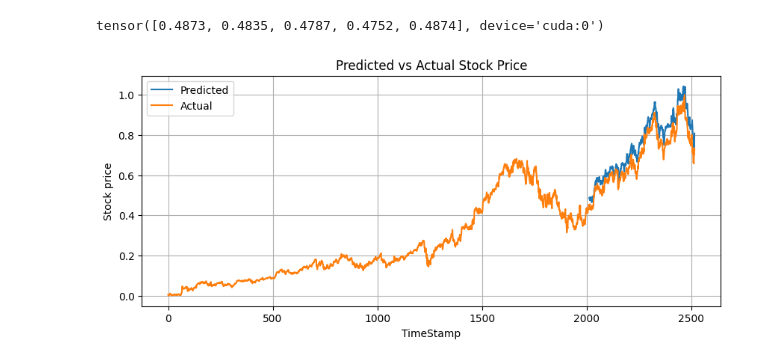
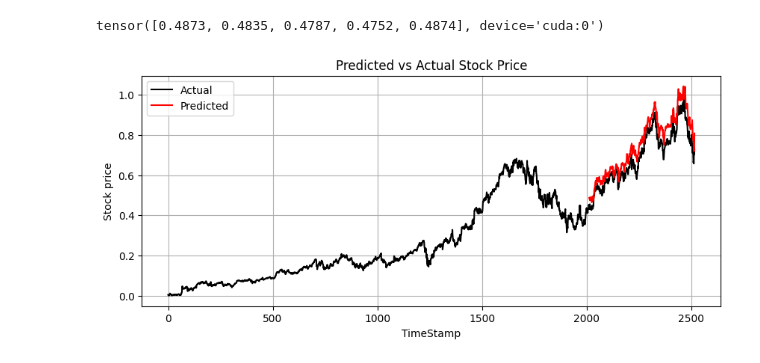
Before and after one commit to ansshhhhhh/Google-Stock-Price-Prediction, a Jupyter notebook: code.ipynb, the cells around one changed output. Drawn from its saved outputs; the diff is of its cells as text; code cells hidden in the pictures.

```diff
--- a/code.ipynb
+++ b/code.ipynb
@@ -356,11 +356,11 @@ tensor([0.4873, 0.4835, 0.4787, 0.4752, 0.4874], device='cuda:0')
 # %%
 plt.figure(figsize = (10, 4))
 plt.title('Predicted vs Actual Stock Price')
-plt.plot(range(data.shape[0] - pred.shape[0],data.shape[0]), pred.to('cpu'), label = 'Predicted')
-plt.plot(range(0, data.shape[0]) ,data[:,-3], label = 'Actual')
+plt.plot(range(0, data.shape[0]) ,data[:,-3], label = 'Actual', color = 'black')
+plt.plot(range(data.shape[0] - pred.shape[0],data.shape[0]), pred.to('cpu'), label = 'Predicted', color = 'red')
 plt.grid()
 plt.xlabel('TimeStamp')
 plt.ylabel('Stock price')
 plt.legend();
 # %% [output]
-[figure, old version]
+[figure, new version]
```
